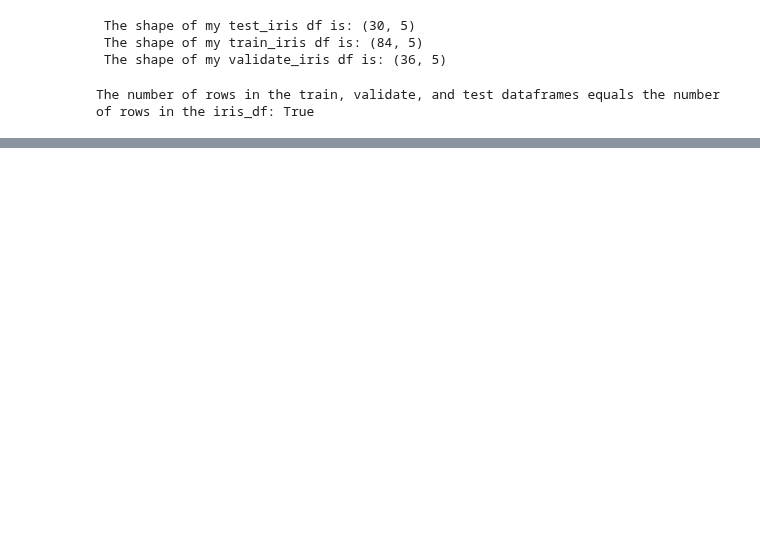
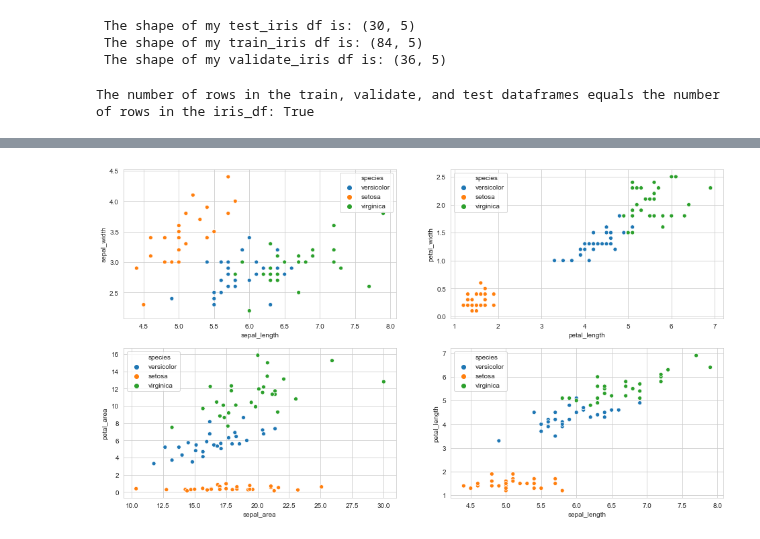
Before and after one commit to lukewbecker/classification-exercises, a Jupyter notebook: classification_exercises.ipynb, the cells around one changed output, grey strips where cells are left out. Saved outputs shown, nothing was run; the diff lists cells and outputs as text; code cells hidden in the pictures; blank space fills up the shorter version.

```diff
--- a/classification_exercises.ipynb
+++ b/classification_exercises.ipynb
@@ -1315,0 +1432,12 @@ The number of rows in the train, validate, and test dataframes equals the number
+# %%
+# Creating the 2x2 matrix of scatterplots.
+
+fig, axs = plt.subplots(2,2, figsize=(16,9))
+
+sns.scatterplot(ax=axs[0,0], x='sepal_length', y='sepal_width', hue='species', data=train_iris)
+sns.scatterplot(ax=axs[0,1], x='petal_length', y='petal_width', hue='species', data=train_iris)
+sns.scatterplot(ax=axs[1,0], x='sepal_area', y='petal_area', hue='species', data=train_iris)
+sns.scatterplot(ax=axs[1,1], x='sepal_length', y='petal_length', hue='species', data=train_iris)
+plt.show()
+# %% [output]
+[figure, added]
```
Also changed, not shown: parts of 27 cells of this notebook.
